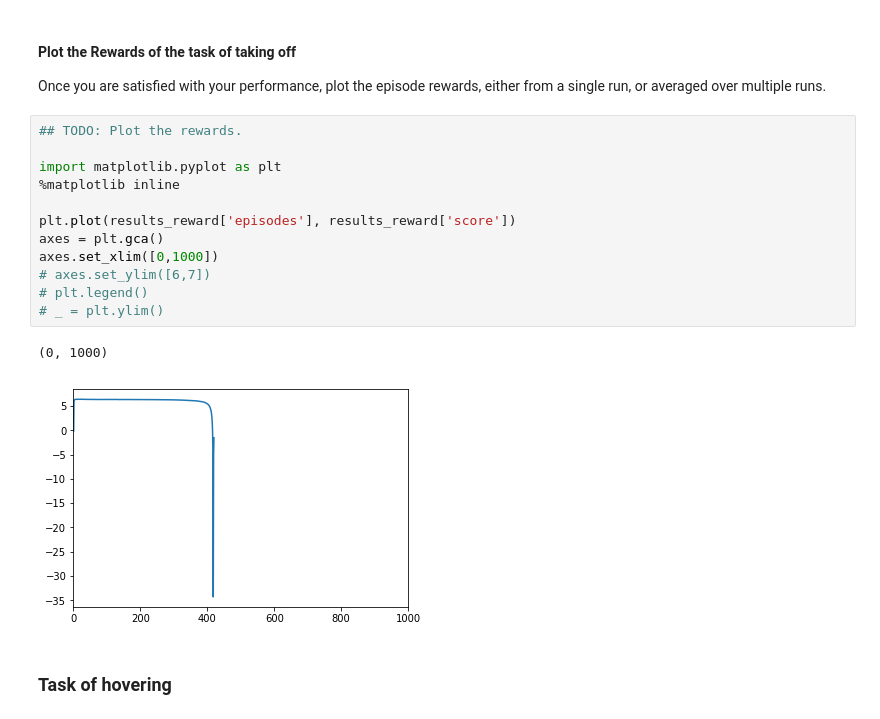
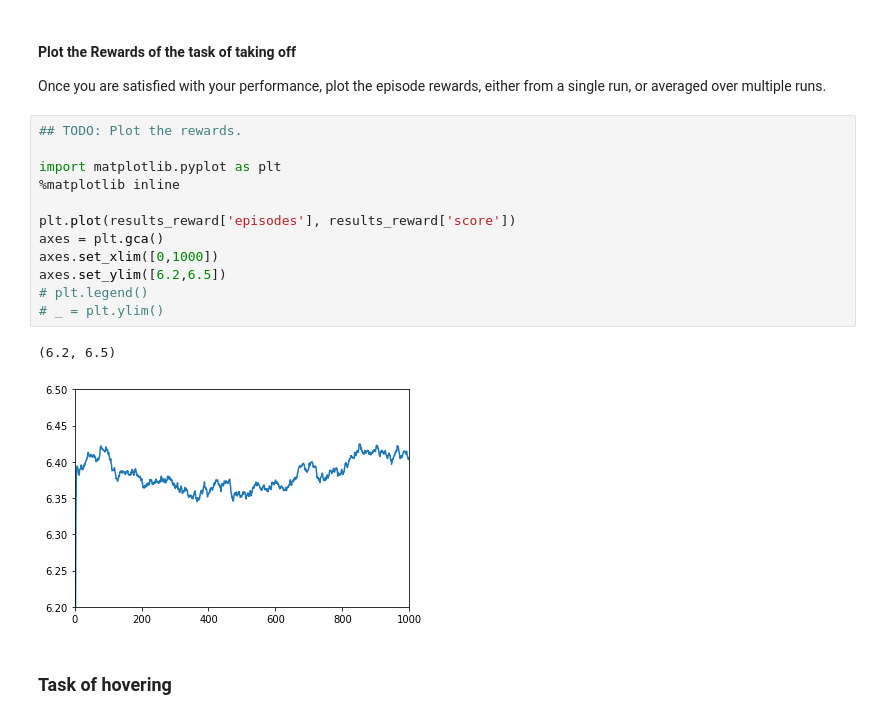
Before and after one commit to hidehiro98/RL-Quadcopter-2, a Jupyter notebook: Quadcopter_Project.ipynb, the cells around one changed output. Cells and saved outputs as stored; diff of their text form.

```diff
--- a/Quadcopter_Project.ipynb
+++ b/Quadcopter_Project.ipynb
@@ -309,18 +307,18 @@ Once you are satisfied with your performance, plot the episode rewards, either f
 # %%
 ## TODO: Plot the rewards.
 
 import matplotlib.pyplot as plt
 %matplotlib inline
 
 plt.plot(results_reward['episodes'], results_reward['score'])
 axes = plt.gca()
 axes.set_xlim([0,1000])
-# axes.set_ylim([6,7])
+axes.set_ylim([6.2,6.5])
 # plt.legend()
 # _ = plt.ylim()
 # %% [output]
-(0, 1000)
+(6.2, 6.5)
-[figure, old version]
+[figure, new version]
 # %% [markdown]
 ### Task of hovering
 # %%
```
Also changed, not shown: parts of 6 cells of this notebook, 1 other file.
